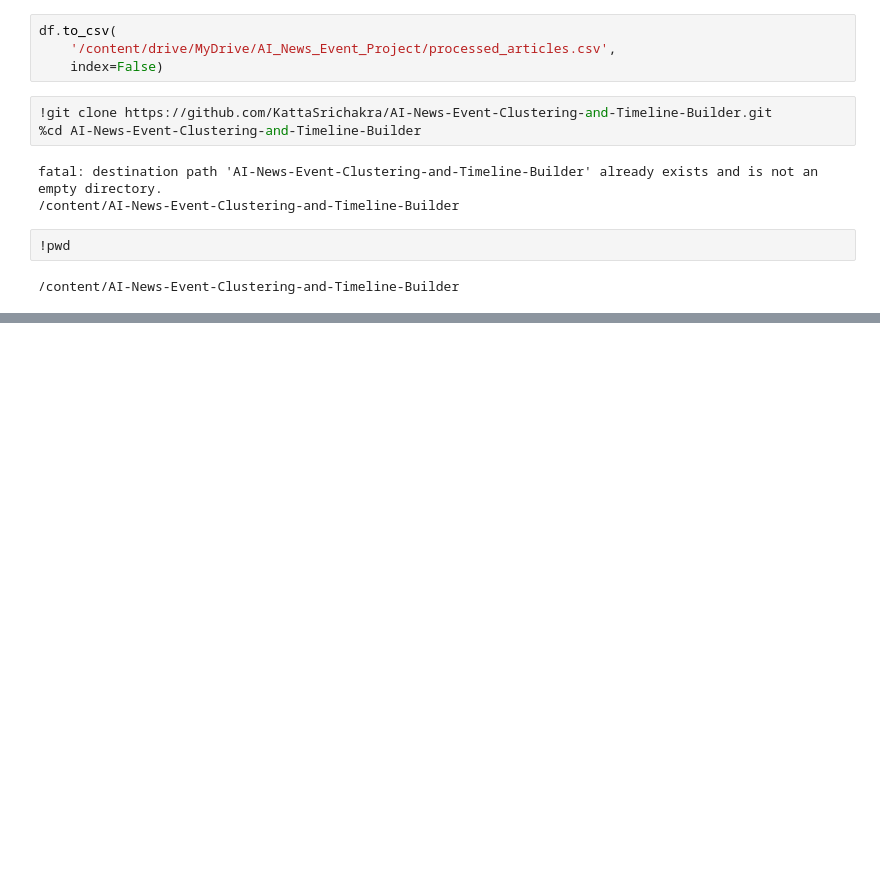
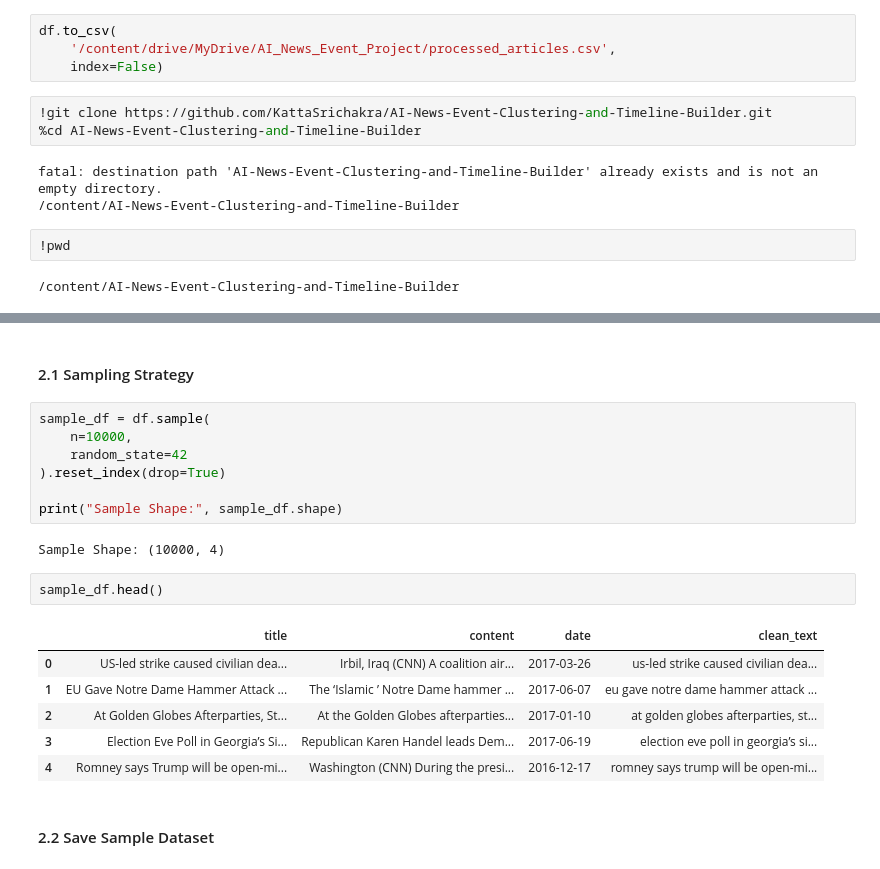
Before and after one commit to KattaSrichakra/AI-News-Event-Clustering-and-Timeline-Builder, a Jupyter notebook: AI_News_Event_Clustering_and_Timeline_Builder.ipynb, the cells around one changed output, grey strips where cells are left out. Cells and saved outputs as stored; diff of their text form; blank space fills up the shorter version.

```diff
--- a/AI_News_Event_Clustering_and_Timeline_Builder.ipynb
+++ b/AI_News_Event_Clustering_and_Timeline_Builder.ipynb
@@ -308,0 +387,22 @@ fatal: destination path 'AI-News-Event-Clustering-and-Timeline-Builder' already
+# %% [markdown]
+#### 2.1 Sampling Strategy
+# %%
+sample_df = df.sample(
+    n=10000,
+    random_state=42
+).reset_index(drop=True)
+
+print("Sample Shape:", sample_df.shape)
+# %% [output]
+Sample Shape: (10000, 4)
+# %%
+sample_df.head()
+# %% [output]
+|  | title | content | date | clean_text |
+| 0 | US-led strike caused civilian dea... | Irbil, Iraq (CNN) A coalition air... | 2017-03-26 | us-led strike caused civilian dea... |
+| 1 | EU Gave Notre Dame Hammer Attack ... | The ‘Islamic ’ Notre Dame hammer ... | 2017-06-07 | eu gave notre dame hammer attack ... |
+| 2 | At Golden Globes Afterparties, St... | At the Golden Globes afterparties... | 2017-01-10 | at golden globes afterparties, st... |
+| 3 | Election Eve Poll in Georgia’s Si... | Republican Karen Handel leads Dem... | 2017-06-19 | election eve poll in georgia’s si... |
+| 4 | Romney says Trump will be open-mi... | Washington (CNN) During the presi... | 2016-12-17 | romney says trump will be open-mi... |
+# %% [markdown]
+#### 2.2 Save Sample Dataset
```
Also changed, not shown: parts of 27 cells of this notebook.
